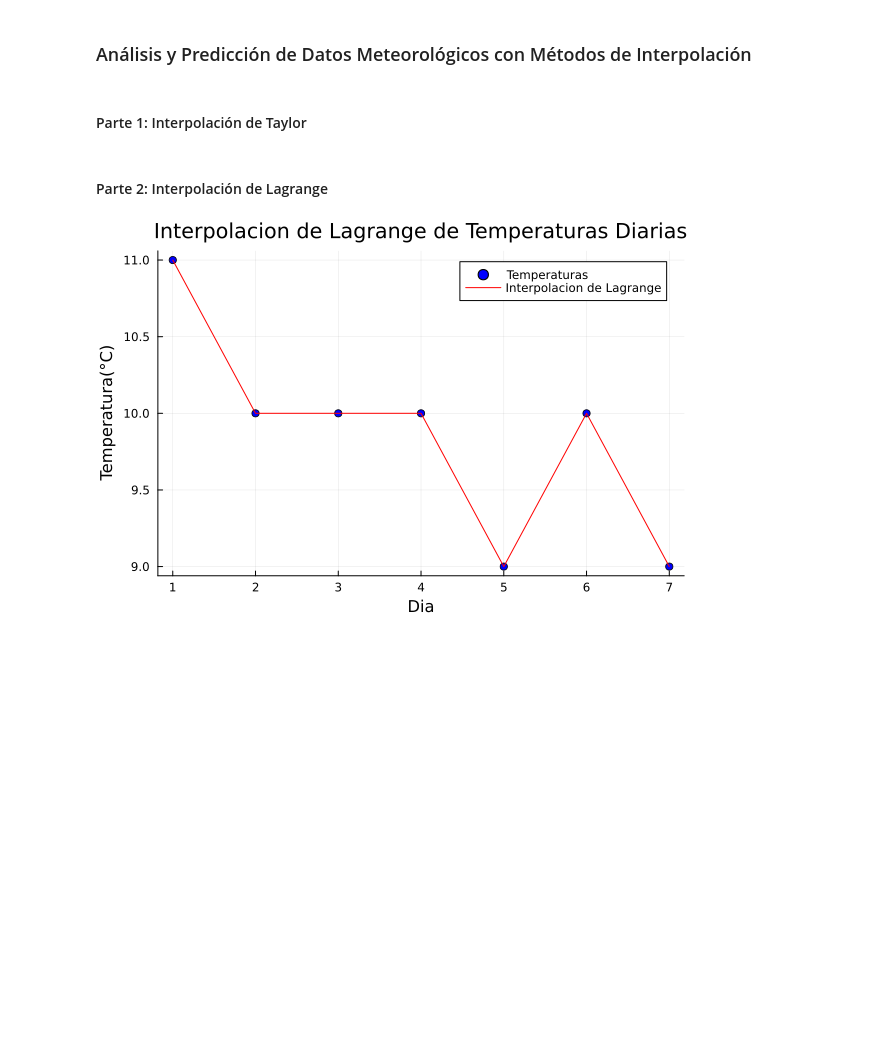
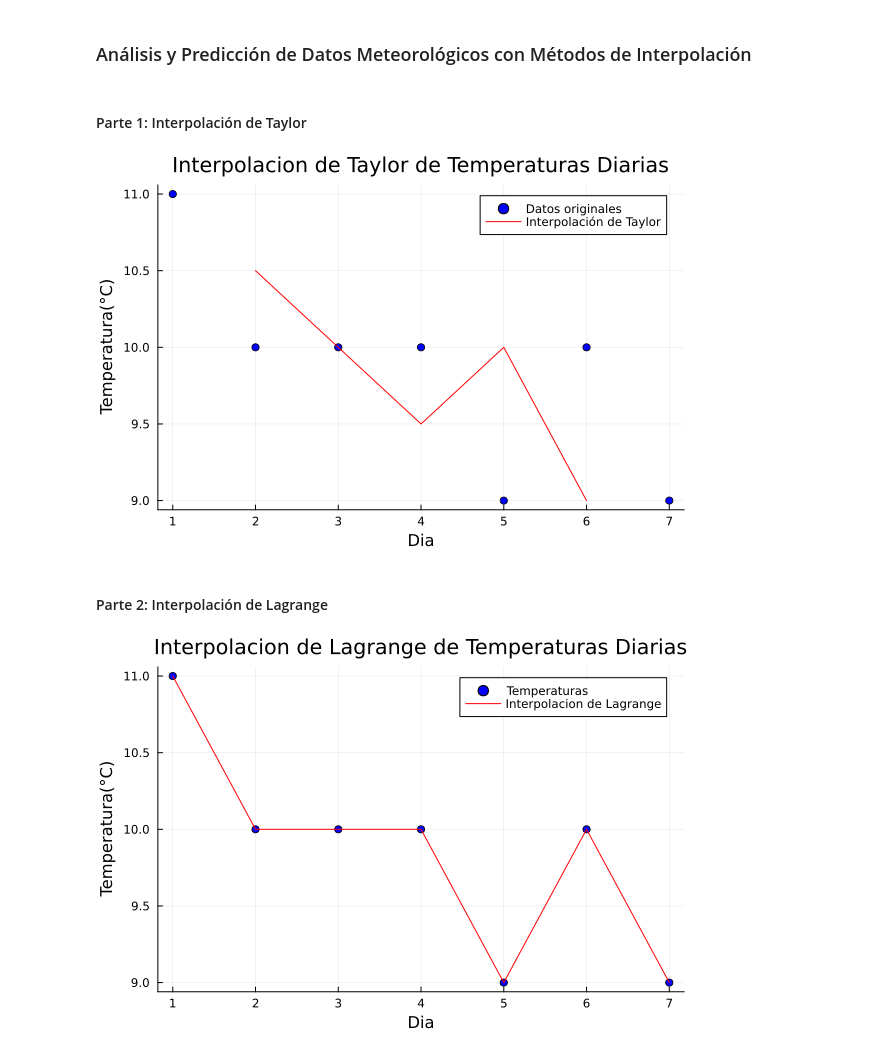
Before and after one commit to irisruip/Calculo_Numerico_Evaluacion_2, a Jupyter notebook: Segunda_Evaluacion.ipynb, the cells around one changed output. Cells and saved outputs as stored; diff of their text form; code cells hidden in the pictures; blank space fills up the shorter version.

Commit message:
Arreglo de interpolacion de taylor

```diff
--- a/Segunda_Evaluacion.ipynb
+++ b/Segunda_Evaluacion.ipynb
@@ -51,6 +51,31 @@ Any[11, 10, 10, 10, 9, 10, 9]
 ### Análisis y Predicción de Datos Meteorológicos con Métodos de Interpolación
 # %% [markdown]
 <h4>Parte 1: Interpolación de Taylor</h4>
+# %%
+using Plots
+
+temp = temperatura
+
+dias = 1:7
+
+function interpolacion_taylor(x, x0, y0, y1, y2)
+    return y0 + (x - x0) * (y1 - y0) + ((x - x0) ^ 2) * (y2 - 2 * y1 + y0) / 2
+end
+
+interp = []
+
+for i in 2:length(temp) - 1
+    push!(interp, interpolacion_taylor(i, i-1, temp[i-1], temp[i], temp[i+1]))
+end
+
+plot(dias, temp, seriestype=:scatter, color=:blue,label="Datos originales")
+
+plot!(2:length(temp)-1, interp, color=:red,seriestype=:line, label="Interpolación de Taylor")
+title!("Interpolacion de Taylor de Temperaturas Diarias")
+xlabel!("Dia")
+ylabel!("Temperatura(°C)")
+# %% [output]
+[figure, added]
 # %% [markdown]
 <h4>Parte 2: Interpolación de Lagrange
 </h4>
```
